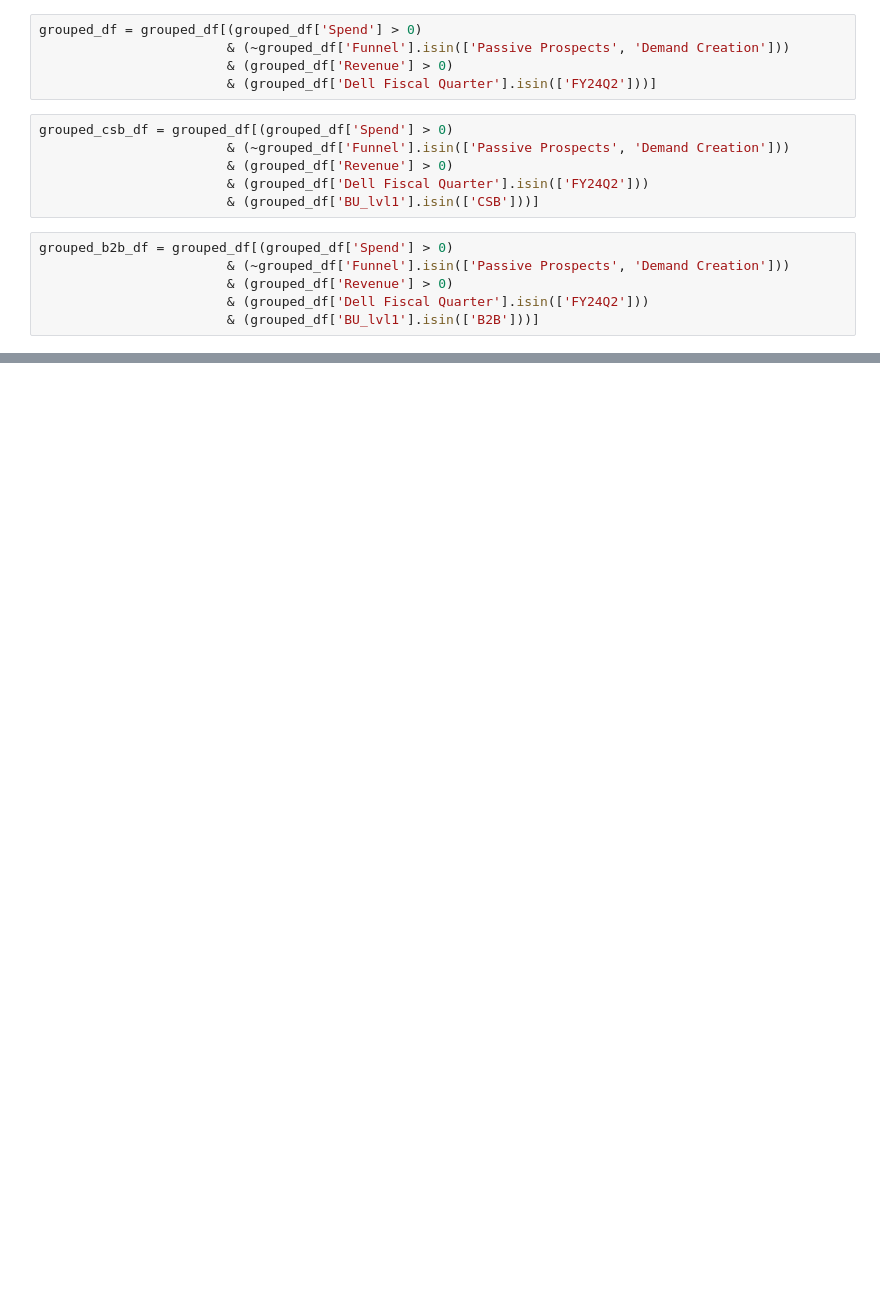
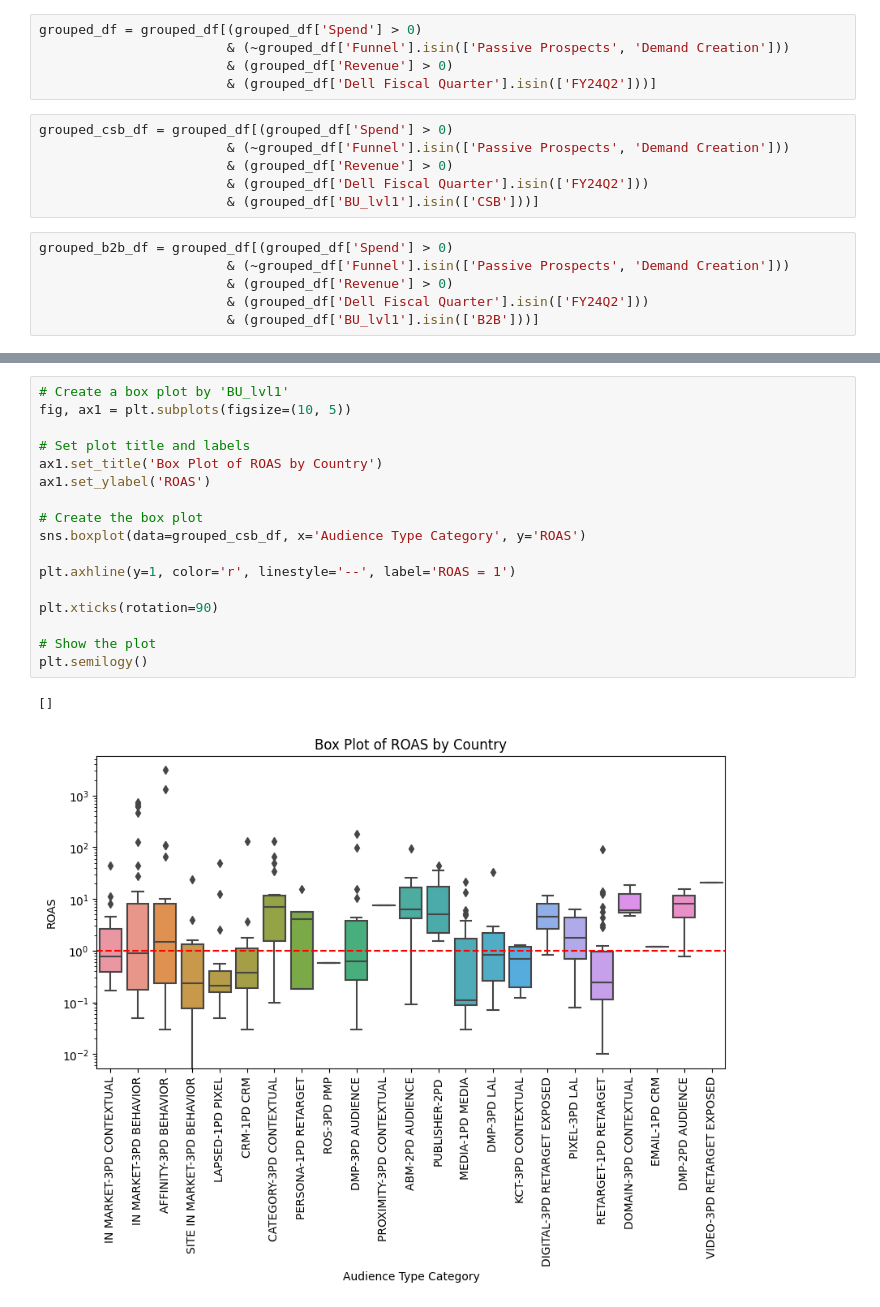
Before and after one commit to 0xrsfagundes/File-Manipulation, a Jupyter notebook: Audience Performance Analysis/ROAS Analysis.ipynb, the cells around one changed output, grey strips where cells are left out. Saved outputs shown, nothing was run; the diff lists cells and outputs as text; blank space fills up the shorter version.

```diff
--- a/Audience Performance Analysis/ROAS Analysis.ipynb
+++ b/Audience Performance Analysis/ROAS Analysis.ipynb
@@ -153,0 +174,20 @@ plt.semilogy()
+# %%
+# Create a box plot by 'BU_lvl1'
+fig, ax1 = plt.subplots(figsize=(10, 5))
+
+# Set plot title and labels
+ax1.set_title('Box Plot of ROAS by Country')
+ax1.set_ylabel('ROAS')
+
+# Create the box plot
+sns.boxplot(data=grouped_csb_df, x='Audience Type Category', y='ROAS')
+
+plt.axhline(y=1, color='r', linestyle='--', label='ROAS = 1')
+
+plt.xticks(rotation=90)
+
+# Show the plot
+plt.semilogy()
+# %% [output]
+[]
+[figure, added]
```
Also changed, not shown: parts of 3 cells of this notebook.
